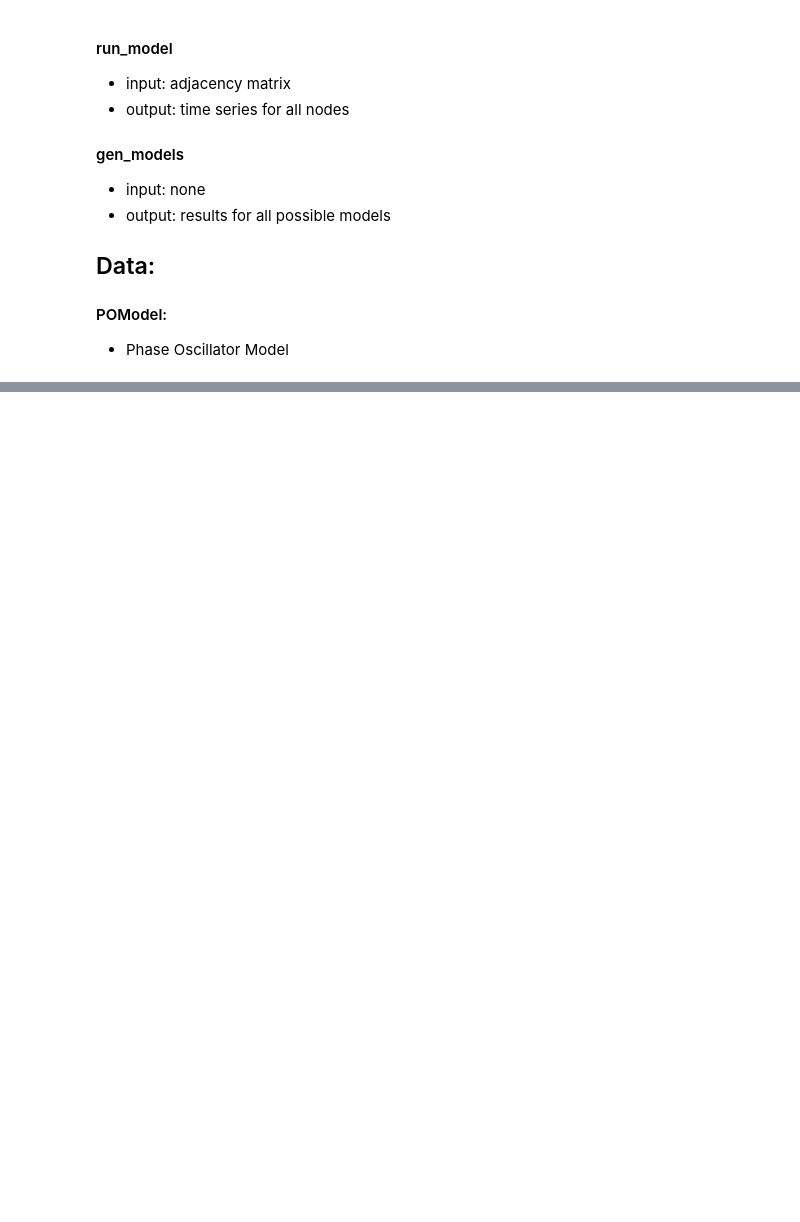
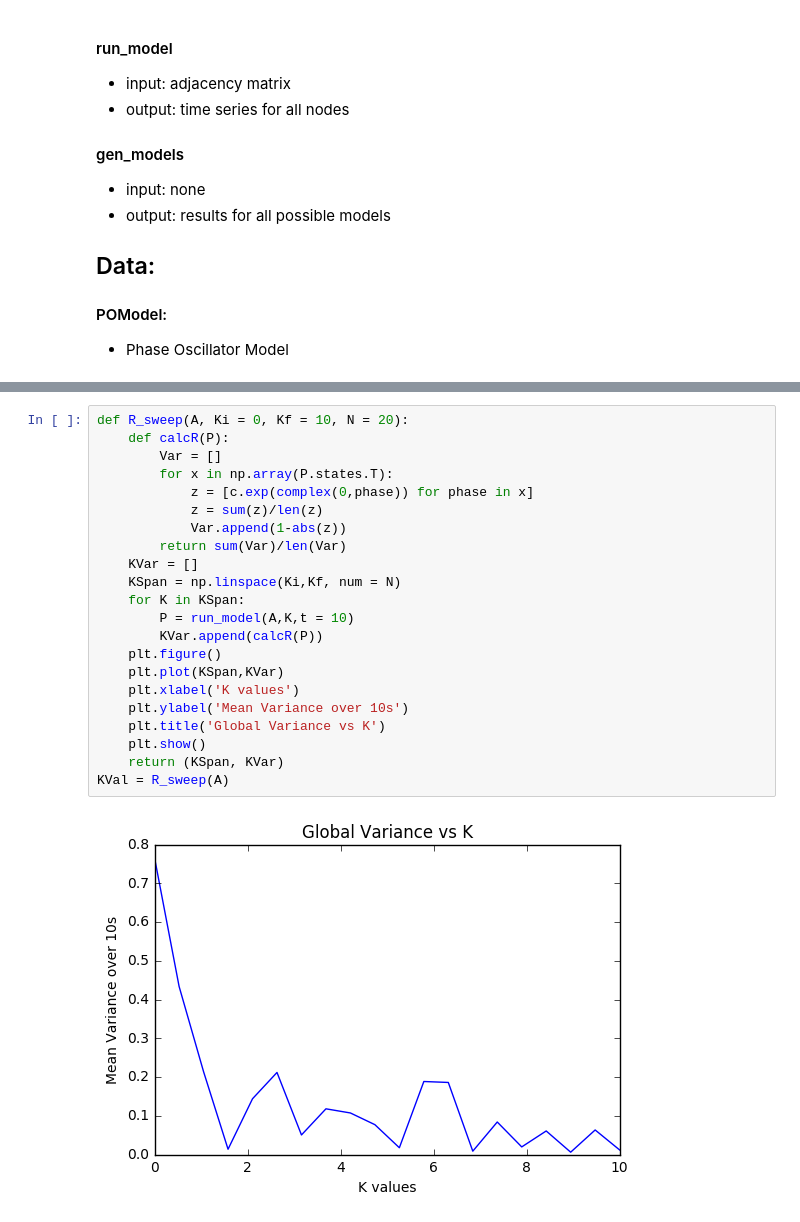
Before and after one commit to virati/KuramotoDBS, a Jupyter notebook: COSYNE Phase Oscillator.ipynb, the cells around one changed output, grey strips where cells are left out. Drawn from its saved outputs; the diff is of its cells as text; blank space fills up the shorter version.

```diff
--- a/COSYNE Phase Oscillator.ipynb
+++ b/COSYNE Phase Oscillator.ipynb
@@ -107,0 +115,24 @@ disp_course(A)
+# %%
+def R_sweep(A, Ki = 0, Kf = 10, N = 20):
+    def calcR(P):
+        Var = []
+        for x in np.array(P.states.T):
+            z = [c.exp(complex(0,phase)) for phase in x]
+            z = sum(z)/len(z)
+            Var.append(1-abs(z))
+        return sum(Var)/len(Var)
+    KVar = []
+    KSpan = np.linspace(Ki,Kf, num = N)
+    for K in KSpan:
+        P = run_model(A,K,t = 10)
+        KVar.append(calcR(P))
+    plt.figure()
+    plt.plot(KSpan,KVar)
+    plt.xlabel('K values')
+    plt.ylabel('Mean Variance over 10s')
+    plt.title('Global Variance vs K')
+    plt.show()
+    return (KSpan, KVar)
+KVal = R_sweep(A)
+# %% [output]
+[figure, added]
```
Also changed, not shown: parts of 10 cells of this notebook.
